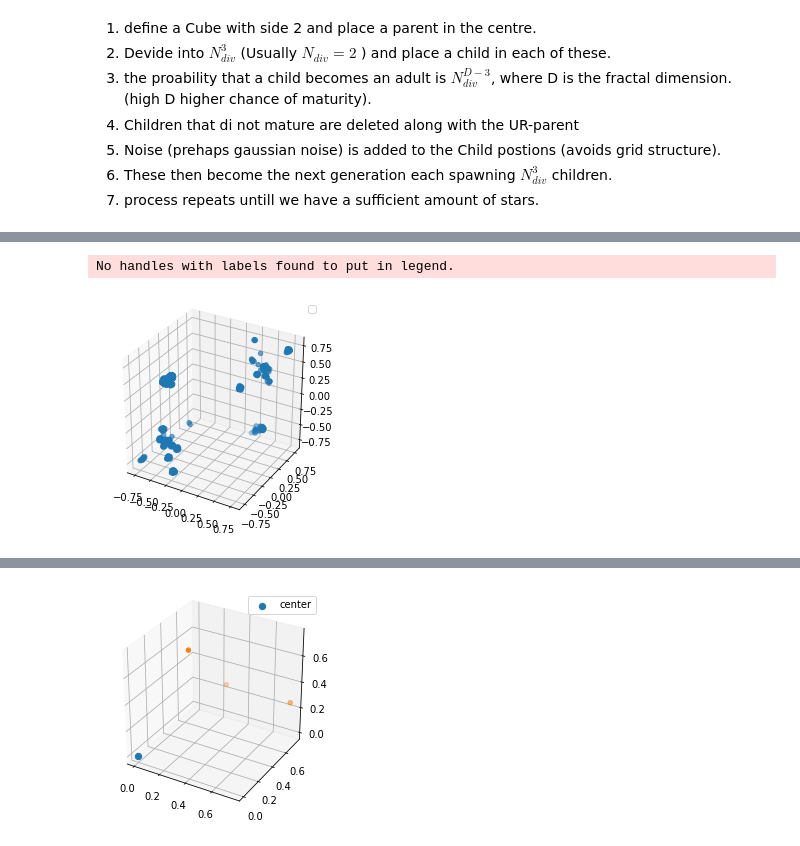
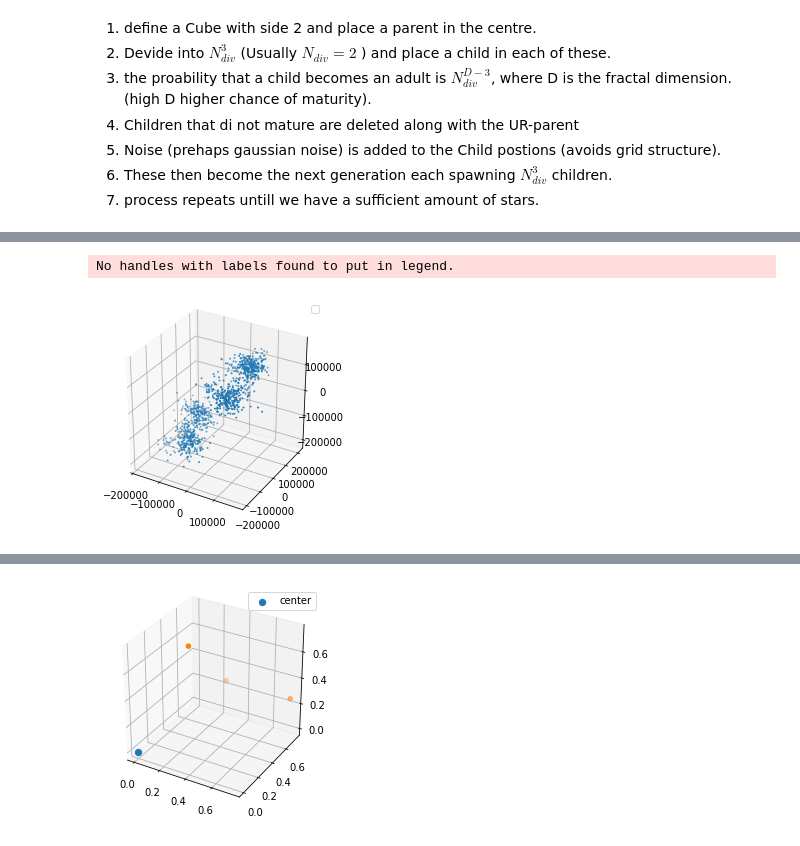
Before and after one commit to RhysAlfShaw/MSc_Project_Code, a Jupyter notebook: Generating_Substructure.ipynb, the cells around one changed output, grey strips where cells are left out. Cells and saved outputs as stored; diff of their text form; code cells hidden in the pictures.

```diff
--- a/Generating_Substructure.ipynb
+++ b/Generating_Substructure.ipynb
@@ -39,11 +39,11 @@ the survivng children are identified with the stars of the cluster.
 # %%
 import numpy as np
 import matplotlib.pylab as plt
-
+M_sol = 1.99E30
+G = 6.67E-11
+AU = 1.49E11
 N = 1000
-D = 1
-a = 1 #for simplicity atm
-b = 1
-c = 1
+D = 0.5
+A = B = C = 206264 #AU
 # %%
 def Genlen(n):
@@ -81,24 +98,0 @@ def survial(children,D):
-# %%
-gen_number = 0
-n = 0
-while n < N:
-    if n == 0:
-        parent = np.zeros(1)
-    for i in range(0,len(parent)):
-        x = gen_pos(parent[i],gen_number,0)
-        if i == 0 and n == 0:
-            par = survial(x,D)
-        else:
-            new = survial(x,D)
-            if len(new) == 0:
-                break
-            else:
-                par = np.vstack((par,new))
-    parent = par
-    n = len(parent)
-    gen_number += 1
-
-print(gen_number)
-print(n)
-
-print(parent)
@@ -120,13 +205,13 @@ plt.show()
 # %%
 fig = plt.figure()
 ax = fig.add_subplot(111,projection='3d')
-ax.scatter(parent[:,0],parent[:,1],parent[:,2])
+ax.scatter(parent[:,0],parent[:,1],parent[:,2],s = 1)
 ax.set_box_aspect([1,1,1]) #figsize changes to appropriate dimentions
 plt.legend()
 plt.show()
 # %% [output]
 No handles with labels found to put in legend.
-[figure, old version]
+[figure, new version]
 # %%
 N = 10
 
```
Also changed, not shown: parts of 6 cells of this notebook, 3 other files.
